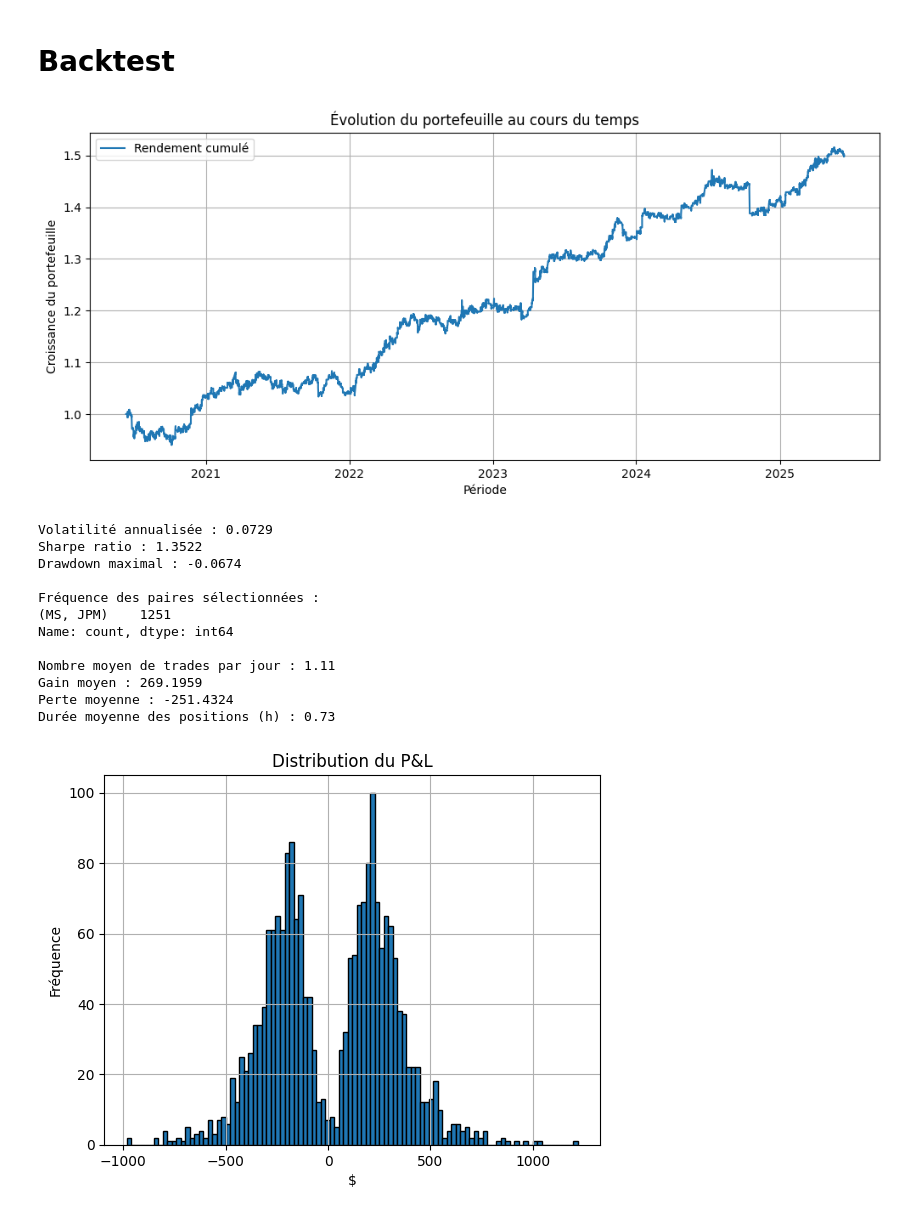
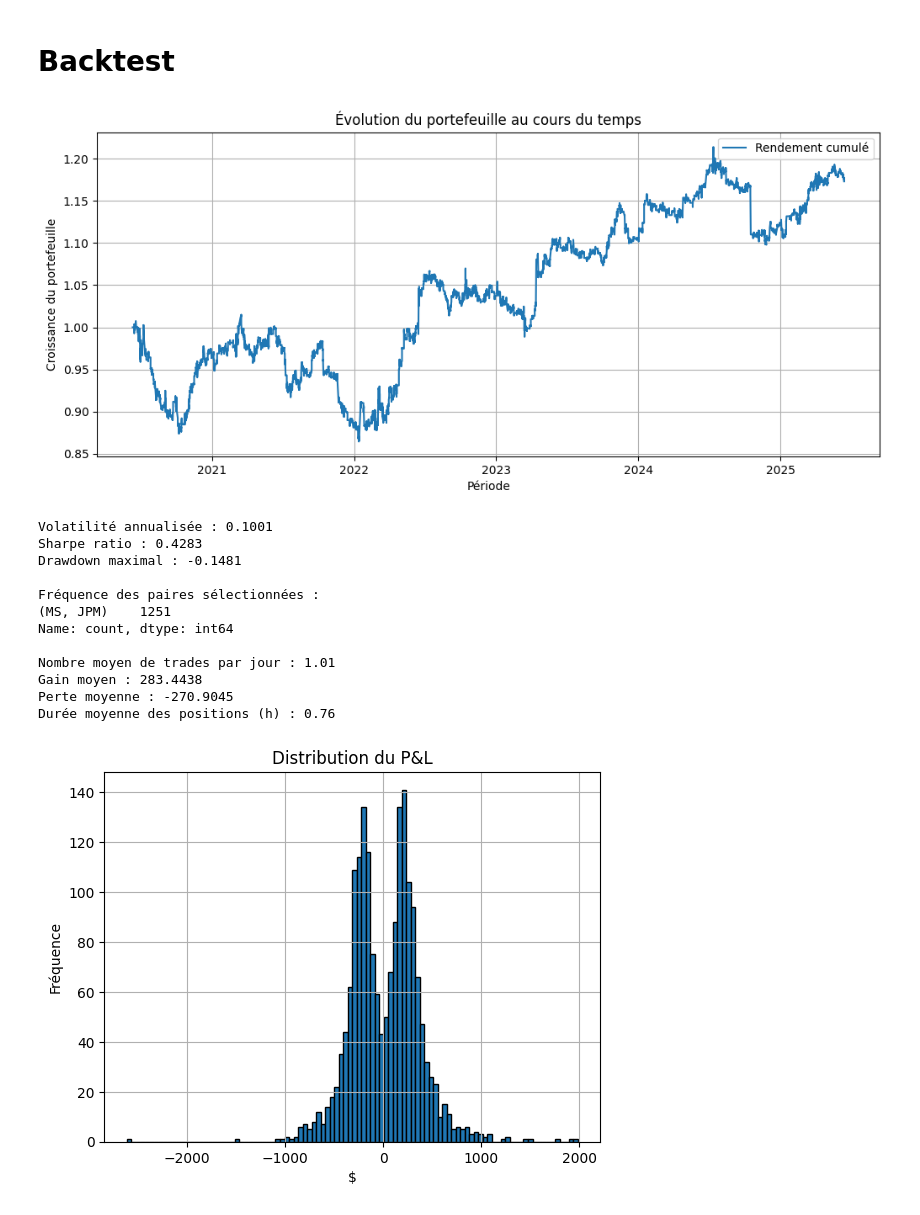
Before and after one commit to aubejay22/stat_arb, a Jupyter notebook: main.ipynb, the cells around one changed output. Cells and saved outputs as stored; diff of their text form; code cells hidden in the pictures.

```diff
--- a/main.ipynb
+++ b/main.ipynb
@@ -57,6 +57,7 @@ def filter_last_days(df, n_days):
 # Backtest
 # %%
 from backtest import PairTradingStrategy
+from dependence_modeling import *
 
 
 """
@@ -80,41 +81,46 @@ for sym in symbols:
     data = prepare_for_backtrader(df_wide, sym)
     # ↓ optionnel – filtrer les 250 derniers jours, par ex.
     # data = filter_last_days(data, 250)
     feed = bt.feeds.PandasData(dataname=data, name=sym)
     cerebro.adddata(feed, name=sym)
 
 # b) paramètre pour la stratégie
 params_config = dict(
     stocks=symbols,
     training_day=1,
     trading_day=1,
     trade_condition=0.99,
-    statistical_model=CopuleGarch
+    statistical_model=CopuleGarch,
+    profit_target=0.0015,
     edge_buffer=6
 )
 
 cerebro.addstrategy(PairTradingStrategy, **params_config)
 
 
 # ------------------------------------------------------------------
 # 4) Paramètres broker et lancement
 # ------------------------------------------------------------------
 cerebro.broker.setcash(100_000)
-cerebro.broker.setcommission(leverage=10)
+cerebro.broker.setcommission(leverage=1.01, commission=0.00005)
+#cerebro.broker.setcommission(commission=0.00005)  # 0.05%
+#cerebro.broker.set_slippage_perc(perc=0.0002)  # 0.02%
+
+
 
 results = cerebro.run()
 # %% [output]
-[figure, old version]
+[figure, new version]
-Volatilité annualisée : 0.0729
-Sharpe ratio : 1.3522
-Drawdown maximal : -0.0674
+Volatilité annualisée : 0.1001
+Sharpe ratio : 0.4283
+Drawdown maximal : -0.1481
 
 Fréquence des paires sélectionnées :
 (MS, JPM)    1251
 Name: count, dtype: int64
 
-Nombre moyen de trades par jour : 1.11
-Gain moyen : 269.1959
-Perte moyenne : -251.4324
-Durée moyenne des positions (h) : 0.73
+Nombre moyen de trades par jour : 1.01
+Gain moyen : 283.4438
+Perte moyenne : -270.9045
+Durée moyenne des positions (h) : 0.76
-[figure, old version]
+[figure, new version]
```
Also changed, not shown: parts of 2 cells of this notebook, 1 other file.
